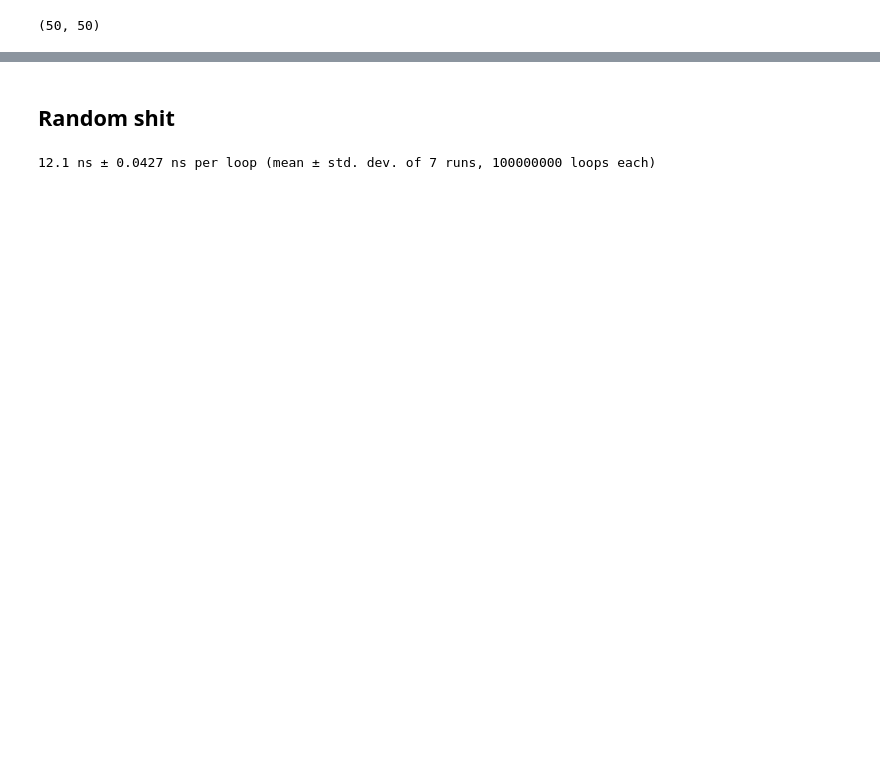
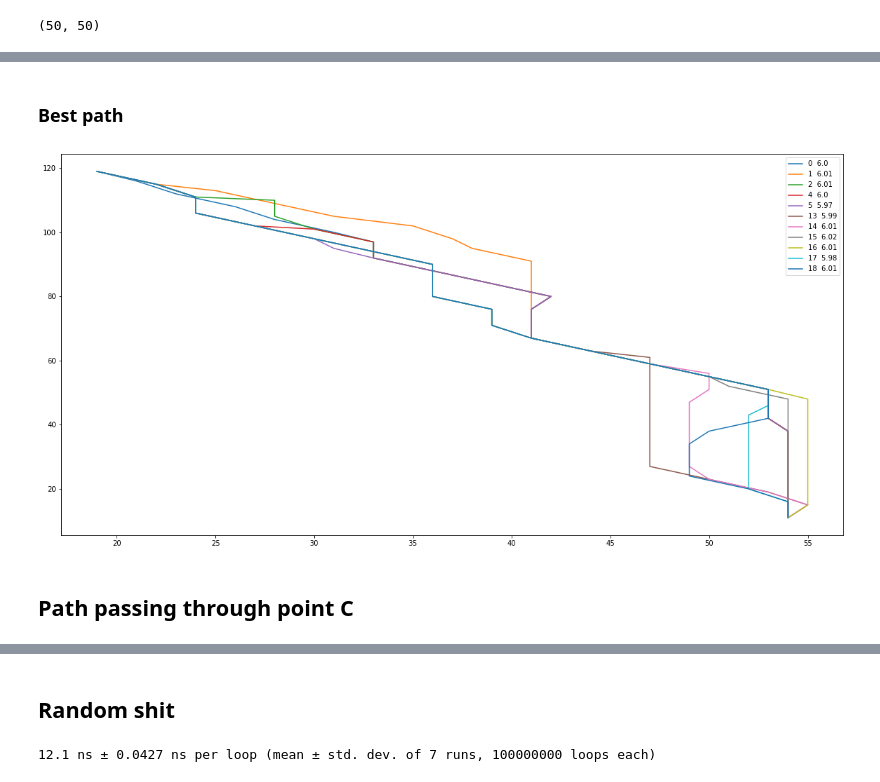
Before and after one commit to NinaWie/PowerPlanner, a Jupyter notebook: notebooks/DAG_SP.ipynb, the cells around one changed output, grey strips where cells are left out. Cells and saved outputs as stored; diff of their text form; code cells hidden in the pictures; blank space fills up the shorter version.

```diff
--- a/notebooks/DAG_SP.ipynb
+++ b/notebooks/DAG_SP.ipynb
@@ -258,15 +254,17 @@ example2[start_inds[0], dest_inds[1]]
 # %%
 shift_dict = {tuple(shifts[i]):i for i in range(len(shifts))}
 prev = start_inds
-c = test_example[start_inds[0], start_inds[1]] - 0.3918232239145548 # first angle is wrong --> subtract
+c = test_example[start_inds[0], start_inds[1]] # - 0.3918232239145548 # first angle is wrong --> subtract
 path = my_path
 for p in range(1, len(path)):
     i,j = path[p] # current node
     shift = path[p] - prev # incoming edge index to the current node --> should have accumulated cost of prev one
     shift_ind = shift_dict[tuple(shift)]
     prev = path[p]
-    ang = 0.3 * angle(path[p]-path[p-1], path[p-1]-path[p-2])/(3*np.pi/4)
-    cost = 0.7 * test_example[i,j]
+    ang = 0.5 * angle(path[p]-path[p-1], path[p-1]-path[p-2])/(3*np.pi/4)
+    if p==1:
+        c-=ang
+    cost = 0.5 * test_example[i,j]
     print(round(dists[shift_ind, i,j], 5), "actual",  round(c + ang + cost, 5))
     # print(shift_ind, i,j)
     # print(ang)
@@ -394,0 +400,20 @@ len(my_path), len(path)
+# %% [markdown]
+### Best path
+# %%
+best_path = [dest_inds]
+best_costs = [np.min(dists[:, dest_inds[0], dest_inds[1]])]
+min_shift = np.argmin(dists[:, dest_inds[0], dest_inds[1]])
+curr_point = dest_inds
+while np.any(curr_point - start_inds):
+    new_point = curr_point - shifts[int(min_shift)]
+    min_shift = dists_argmin[int(min_shift), curr_point[0], curr_point[1]]
+
+    best_path.append(new_point)
+    curr_point = new_point
+    best_costs.append(dists[int(min_shift), curr_point[0], curr_point[1]])
+
+
+# Todo: most different and most similar costs criteria
+# backtrack from dest_ind and then divide further / divide on different points on the path
+# %%
+best_path = np.array(best_path)
@@ -394,0 +461,14 @@ len(my_path), len(path)
+# %%
+plt.figure(figsize=(20,10))
+for i, path_points in enumerate(collected_paths): # [3:4]):
+    # print(path_points)
+    co = round(collected_costs[i], 2) # np.sum(collected_costs[i])
+    if co < best_costs[0] + best_costs[0]*0.03: # take the ones that have only + x % costs
+        path_points = np.array(path_points)
+        plt.plot(path_points[:,0], path_points[:,1], label = str(i)+"  "+str(co))
+plt.legend()
+plt.show()
+# %% [output]
+[figure, added]
+# %% [markdown]
+## Path passing through point C
```
Also changed, not shown: parts of 25 cells of this notebook, 19 other files.
